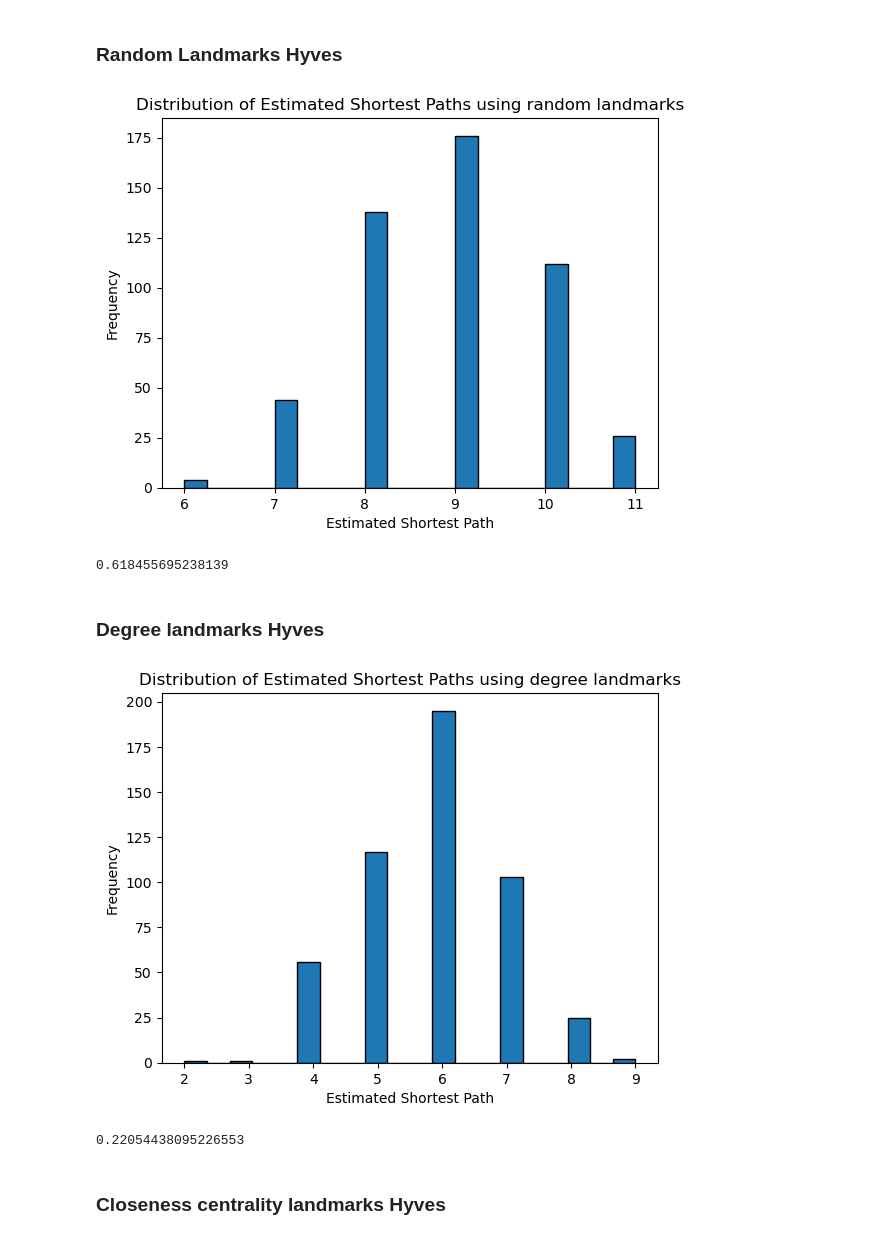
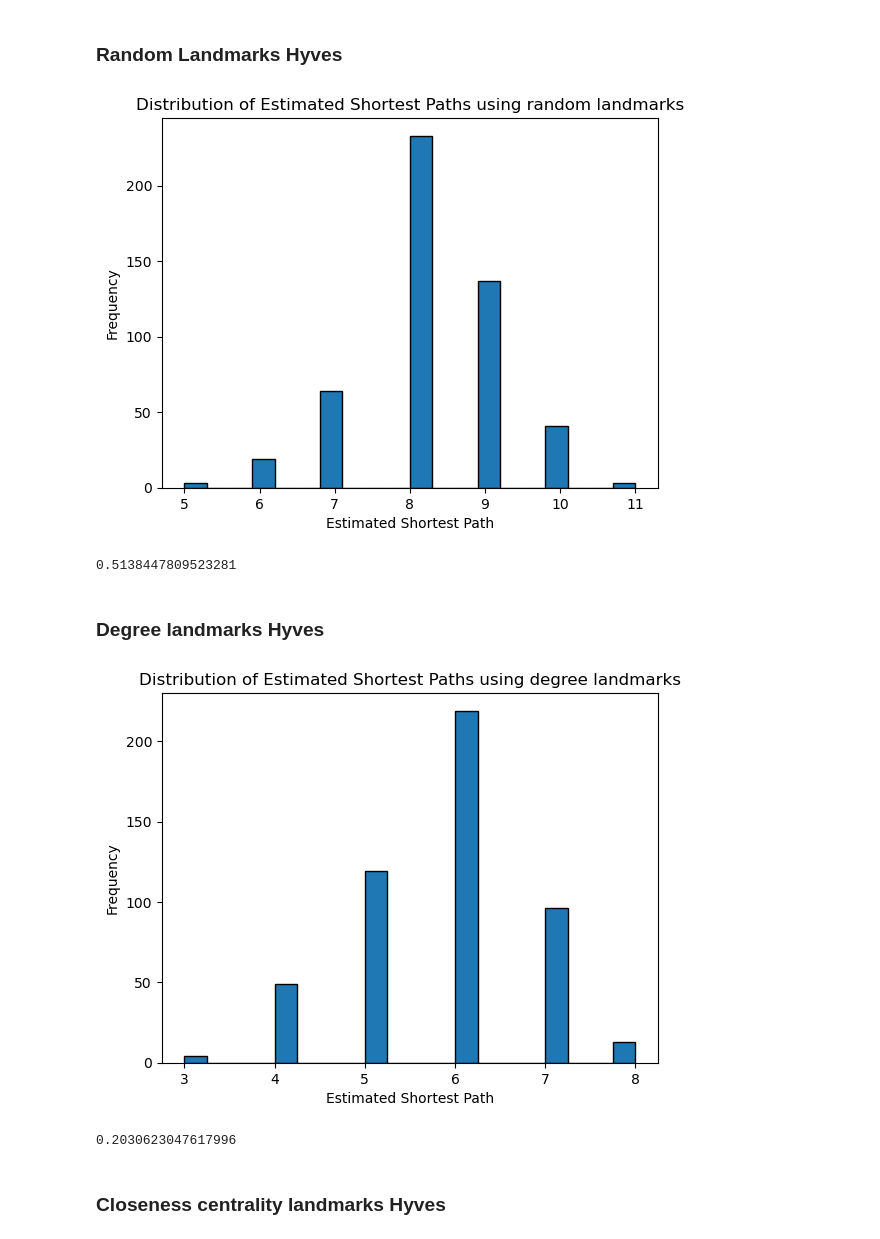
Before and after one commit to vanbuncha/snacs, a Jupyter notebook: project/shortest_path_est.ipynb, the cells around one changed output. Cells and saved outputs as stored; diff of their text form; code cells hidden in the pictures.

```diff
--- a/project/shortest_path_est.ipynb
+++ b/project/shortest_path_est.ipynb
@@ -1609,7 +1699,7 @@ print(diff_exact_estimate(exact_shortest_paths,estimated_shortest_paths))
 ### Closeness landmarks / 1 FB
 # %%
 # Select landmarks
-closeness_landmarks = calculate_closeness_centrality(G_facebook, N=20, num_seeds=20, check_neighbors=True)
+closeness_landmarks = calculate_closeness_centrality(G_facebook, num_landmarks , num_seeds, check_neighbors=True)
 
 
 # Calculate estimation of shortest paths between each pair using landmarks
@@ -1641,7 +1731,7 @@ print(diff_exact_estimate(exact_shortest_paths,estimated_shortest_paths))
 ### Betweenness landmarks / 1 FB
 # %%
 # Select landmarks
-betweenness_landmarks = calculate_betweenness_centrality(G_facebook, N=20, num_seeds=20, check_neighbors=True)
+betweenness_landmarks = calculate_betweenness_centrality(G_facebook, num_landmarks , num_seeds, check_neighbors=True)
 
 
 # Calculate estimation of shortest paths between each pair using landmarks
@@ -1820,0 +1913,22 @@ print(diff_exact_estimate(exact_shortest_paths,estimated_shortest_paths))
+# %%
+hybrid_landmarks = calculate_hybrid_nodes(G_facebook, int(num_landmarks / 3)) # second parater is number of landmarks for each centrality
+
+
+estimated_shortest_paths = {}
+
+for source, target in random_node_pairs:
+    estimation = estimate_shortest_path(G_facebook, source, target, hybrid_landmarks)
+    estimated_shortest_paths[(source, target)] = estimation
+
+
+# Get the list of estimated shortest paths
+estimations = list(estimated_shortest_paths.values())
+
+# Plot the distribution
+plt.hist(estimations, bins=20, edgecolor='black')
+plt.xlabel('Estimated Shortest Path')
+plt.ylabel('Frequency')
+plt.title('Distribution of Estimated Shortest Paths using hybrid landmarks')
+plt.show()
+
+print(diff_exact_estimate(exact_shortest_paths,estimated_shortest_paths))
@@ -1863,9 +1980,9 @@ True
 # %%
 # Parameters for petser
 
-num_seeds = 700000
-number_partitions = 20
-
+num_seeds = 200
+number_partitions = num_landmarks
+num_landmarks = 24
 
 random_node_pairs = generate_random_node_pairs(G_hyves, number_pairs=500)
 partition_sets, edge_cut = partition_graph_func(G_hyves, number_partitions)
@@ -1899,41 +2016,41 @@ plt.show()
 # Select landmarks
 # Generate 500 random pairs of nodes
 # Calculate shortest paths between each pair using landmarks
 
 # Select landmarks
-random_landmarks = generate_rng_landmark_list(G_hyves, 20)
+random_landmarks = generate_rng_landmark_list(G_hyves, num_landmarks)
 
 # Calculate estimation of shortest paths between each pair using landmarks
 
 estimated_shortest_paths = {}
 
 # Calculate estimation of shortest paths between each pair using landmarks
 for source, target in random_node_pairs:
     estimation = estimate_shortest_path(G_hyves, source, target, random_landmarks)
     estimated_shortest_paths[(source, target)] = estimation
 
 # Print the dictionary of estimated shortest paths
 # print(estimated_shortest_paths)
 
 # Get the list of estimated shortest paths
 estimations = list(estimated_shortest_paths.values())
 
 # Plot the distribution
 plt.hist(estimations, bins=20, edgecolor='black')
 plt.xlabel('Estimated Shortest Path')
 plt.ylabel('Frequency')
 plt.title('Distribution of Estimated Shortest Paths using random landmarks')
 plt.show()
 
 print(diff_exact_estimate(exact_shortest_paths,estimated_shortest_paths))
 # %% [output]
-[figure, old version]
+[figure, new version]
-0.618455695238139
+0.5138447809523281
 # %% [markdown]
 ### Degree landmarks Hyves
 # %%
 # Select landmarks
-degree_landmarks = calculate_degree_centrality(G_hyves, 20, check_neighbors=False)
+degree_landmarks = calculate_degree_centrality(G_hyves, num_landmarks, check_neighbors=False)
 
 
 # Calculate estimation of shortest paths between each pair using landmarks
@@ -1960,8 +2077,8 @@ plt.show()
 
 print(diff_exact_estimate(exact_shortest_paths,estimated_shortest_paths))
 # %% [output]
-[figure, old version]
+[figure, new version]
-0.22054438095226553
+0.2030623047617996
 # %% [markdown]
 ### Closeness centrality landmarks Hyves
 # %%
```
Also changed, not shown: parts of 61 cells of this notebook.
